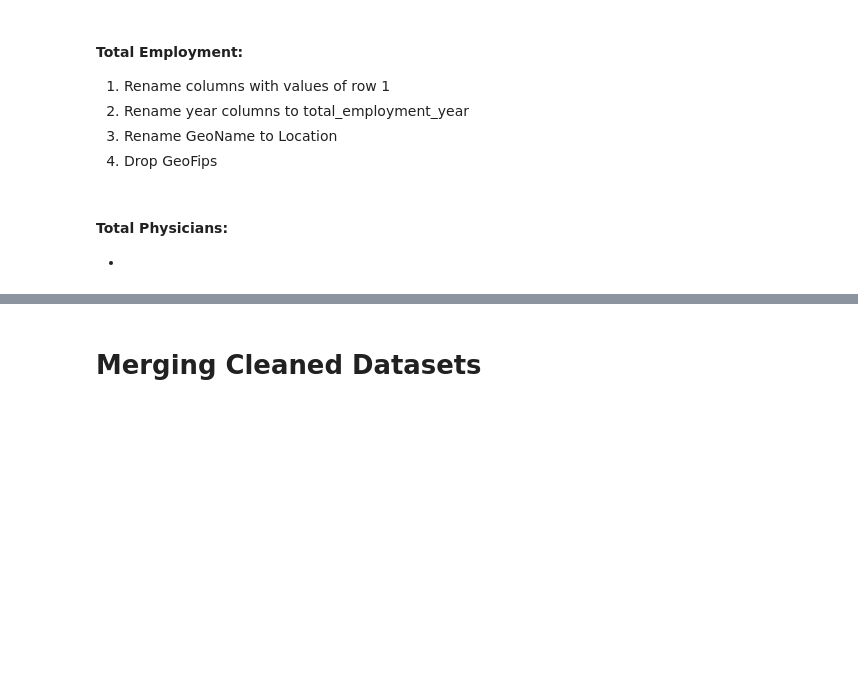
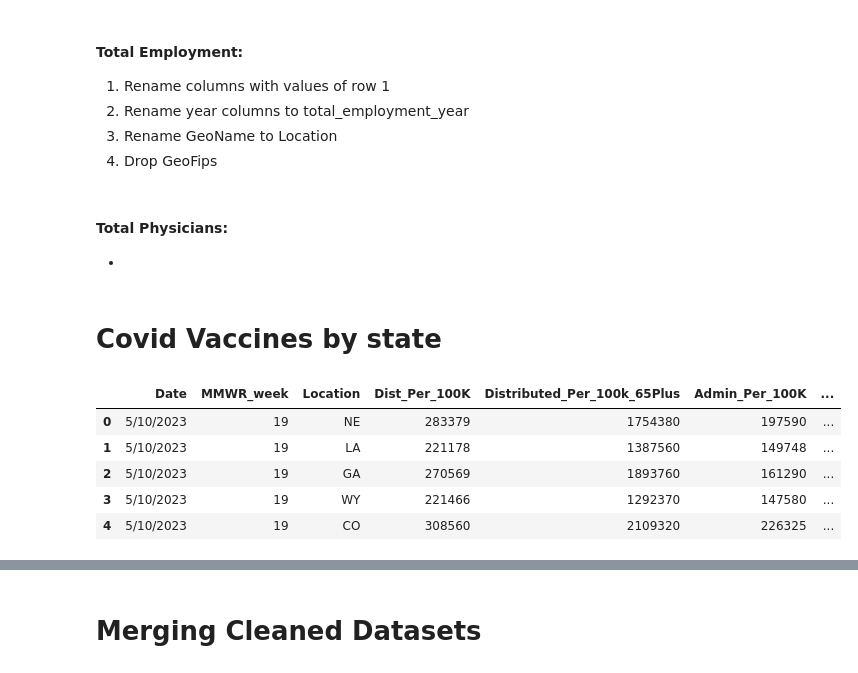
Before and after one commit to rafirahman27/Preparing_for_the_next_Pandemic, a Jupyter notebook: Katie.ipynb, the cells around one changed output, grey strips where cells are left out. Drawn from its saved outputs; the diff is of its cells as text; code cells hidden in the pictures; blank space fills up the shorter version.

```diff
--- a/Katie.ipynb
+++ b/Katie.ipynb
@@ -649,3 +649,16 @@ pop_dense.to_csv('Data/cleaned_pop_dense.csv', index = False)
 # %% [markdown]
 #### Total Physicians:
 -
+# %% [markdown]
+# Covid Vaccines by state
+# %%
+vax = pd.read_csv('Ignore/COVID-19_Vaccinations_in_the_United_States_Jurisdiction_20231101.csv')
+# %%
+vax.head()
+# %% [output]
+|  | Date | MMWR_week | Location | Dist_Per_100K | Distributed_Per_100k_65Plus | Admin_Per_100K | ... |
+| 0 | 5/10/2023 | 19 | NE | 283379 | 1754380 | 197590 | ... |
+| 1 | 5/10/2023 | 19 | LA | 221178 | 1387560 | 149748 | ... |
+| 2 | 5/10/2023 | 19 | GA | 270569 | 1893760 | 161290 | ... |
+| 3 | 5/10/2023 | 19 | WY | 221466 | 1292370 | 147580 | ... |
+| 4 | 5/10/2023 | 19 | CO | 308560 | 2109320 | 226325 | ... |
```
Also changed, not shown: parts of 35 cells of this notebook, 2 other files.
